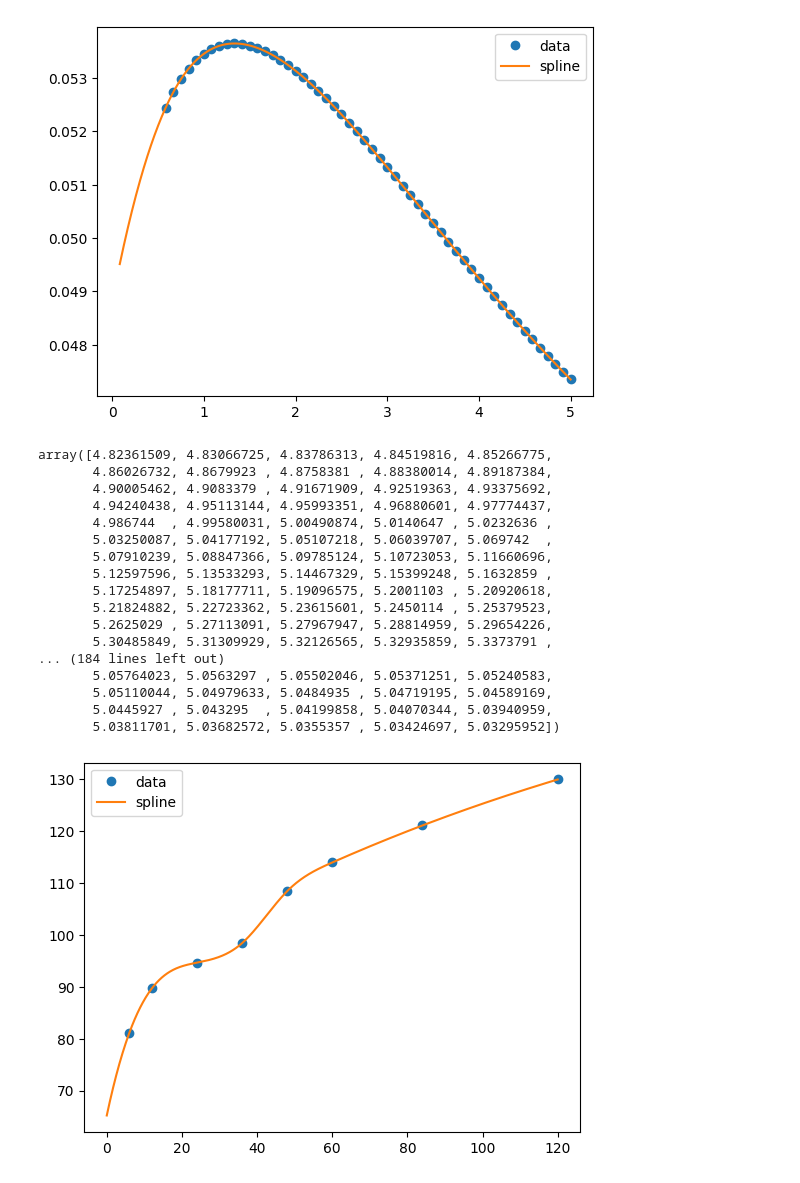
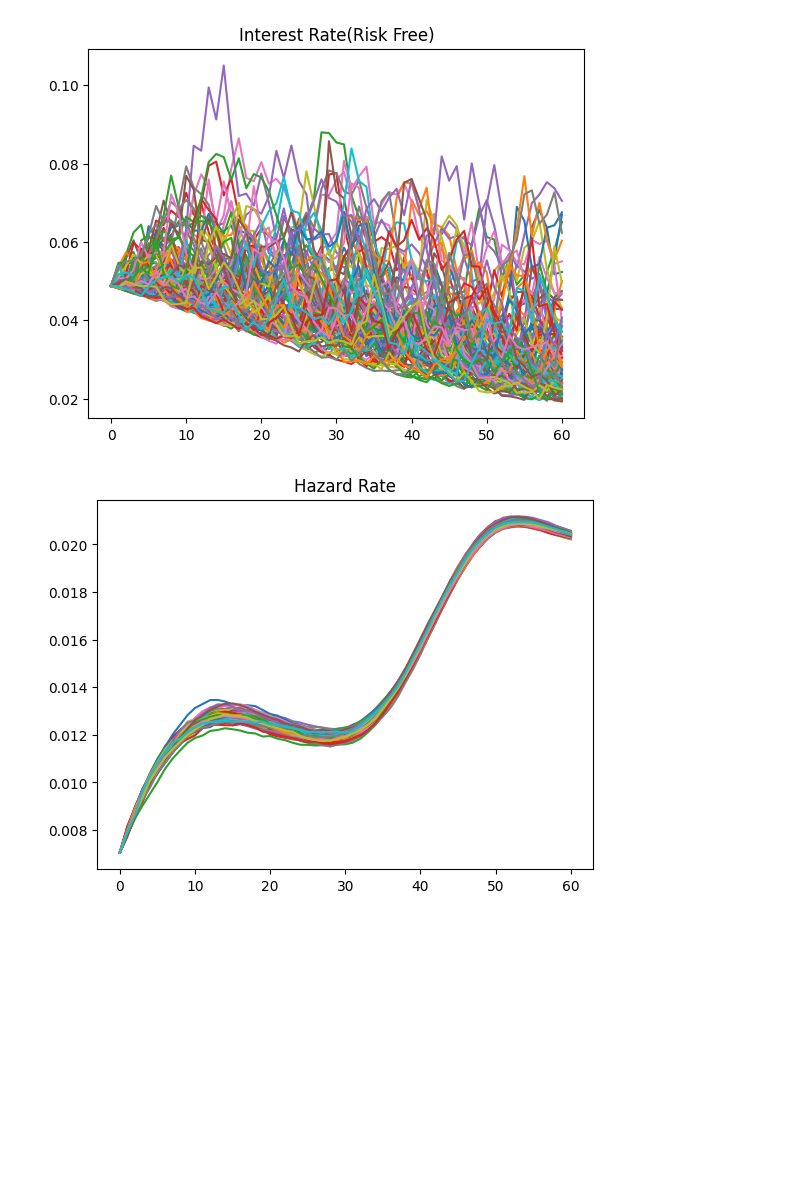
Before and after one commit to kasirajr/tesco-industry-project, a Jupyter notebook: test.ipynb, the cells around one changed output. Drawn from its saved outputs; the diff is of its cells as text; code cells hidden in the pictures; blank space fills up the shorter version.

Commit message:
Modelled Interest rate+credit risk using CIR++

```diff
--- a/test.ipynb
+++ b/test.ipynb
@@ -10,11 +2,15 @@ print(data['theta'][0])
 import extendedcir
 import matplotlib.pyplot as plt
 import pandas as pd
+import numpy as np
 file_path = "../data/data.xlsx"
-ir_data = pd.read_excel(file_path)
-cr_data = pd.read_excel(file_path, sheet_name='credit_risk_term_structure')
-ir_model = extendedcir.InterestRateCIRPP(ir_data, 0.528905, 0.0319904, 0.130035, 8.32349e-5)
-cr_model = extendedcir.CreditRiskCIRPP(cr_data, 0.354201, 0.00121853, 0.00238186, 0.0181)
-ssrd = extendedcir.SSRDSimulation(ir_model, cr_model, -0.6, 100, 1/12, 5)
+ir_termS = pd.read_excel(file_path, sheet_name='interest_rate_term_structure')
+cr_termS = pd.read_excel(file_path, sheet_name='credit_risk_term_structure')
+ir_params = pd.read_excel(file_path, sheet_name='interest_rate_parameters')
+cr_params = pd.read_excel(file_path, sheet_name='credit_risk_parameters')
+ir_model = extendedcir.InterestRateCIRPP(ir_termS, ir_params['k'][0], ir_params['theta'][0], ir_params['sigma'][0], ir_params['x0'][0])
+cr_model = extendedcir.CreditRiskCIRPP(ir_termS, cr_termS, cr_params['k'][0], cr_params['theta'][0], cr_params['sigma'][0], cr_params['x0'][0])
+ssrd = extendedcir.SSRDSimulation(ir_model, cr_model, 0.4, 100, 1/12, 5)
 # %%
 rt, ct = ssrd.simulateMC()
+ft = -1*np.log(np.exp(-1*(rt + ct)))
@@ -40,27 +18,0 @@ ys = cs(xs)
-# %%
-plt.plot(x, y, 'o', label='data')
-plt.plot(xs, ys, label="spline")
-plt.legend()
-plt.show()
-# %% [output]
-[figure, removed]
-# %%
-ys
-# %% [output]
-array([4.82361509, 4.83066725, 4.83786313, 4.84519816, 4.85266775,
-       4.86026732, 4.8679923 , 4.8758381 , 4.88380014, 4.89187384,
-       4.90005462, 4.9083379 , 4.91671909, 4.92519363, 4.93375692,
-       4.94240438, 4.95113144, 4.95993351, 4.96880601, 4.97774437,
-       4.986744  , 4.99580031, 5.00490874, 5.0140647 , 5.0232636 ,
-       5.03250087, 5.04177192, 5.05107218, 5.06039707, 5.069742  ,
-       5.07910239, 5.08847366, 5.09785124, 5.10723053, 5.11660696,
-       5.12597596, 5.13533293, 5.14467329, 5.15399248, 5.1632859 ,
-       5.17254897, 5.18177711, 5.19096575, 5.2001103 , 5.20920618,
-       5.21824882, 5.22723362, 5.23615601, 5.2450114 , 5.25379523,
-       5.2625029 , 5.27113091, 5.27967947, 5.28814959, 5.29654226,
-       5.30485849, 5.31309929, 5.32126565, 5.32935859, 5.3373791 ,
-... (184 lines left out)
-       5.05764023, 5.0563297 , 5.05502046, 5.05371251, 5.05240583,
-       5.05110044, 5.04979633, 5.0484935 , 5.04719195, 5.04589169,
-       5.0445927 , 5.043295  , 5.04199858, 5.04070344, 5.03940959,
-       5.03811701, 5.03682572, 5.0355357 , 5.03424697, 5.03295952])
@@ -73,7 +19,13 @@ cys = crecs(cxs)
-# %%
-plt.plot(x, y, 'o', label='data')
-plt.plot(cxs, cys, label="spline")
-plt.legend()
-plt.show()
-# %% [output]
-[figure, removed]
+# %%
+plt.figure()
+plt.plot(rt.T)
+plt.title("Interest Rate(Risk Free)")
+plt.figure()
+plt.plot(ct.T)
+plt.title('Hazard Rate')
+plt.figure()
+plt.plot(ft.T)
+plt.title('Funding Cost');
+# %% [output]
+[figure, added]
+[figure, added]
```
Also changed, not shown: parts of 10 cells of this notebook, 1 other file.
